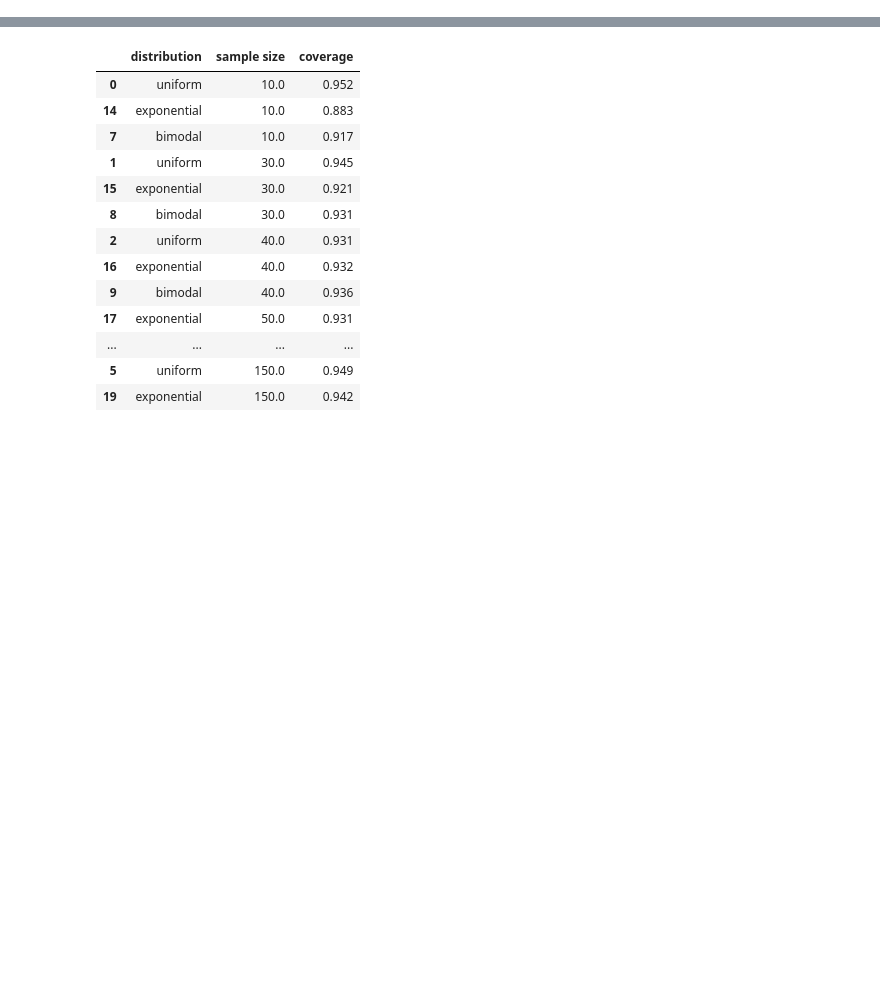
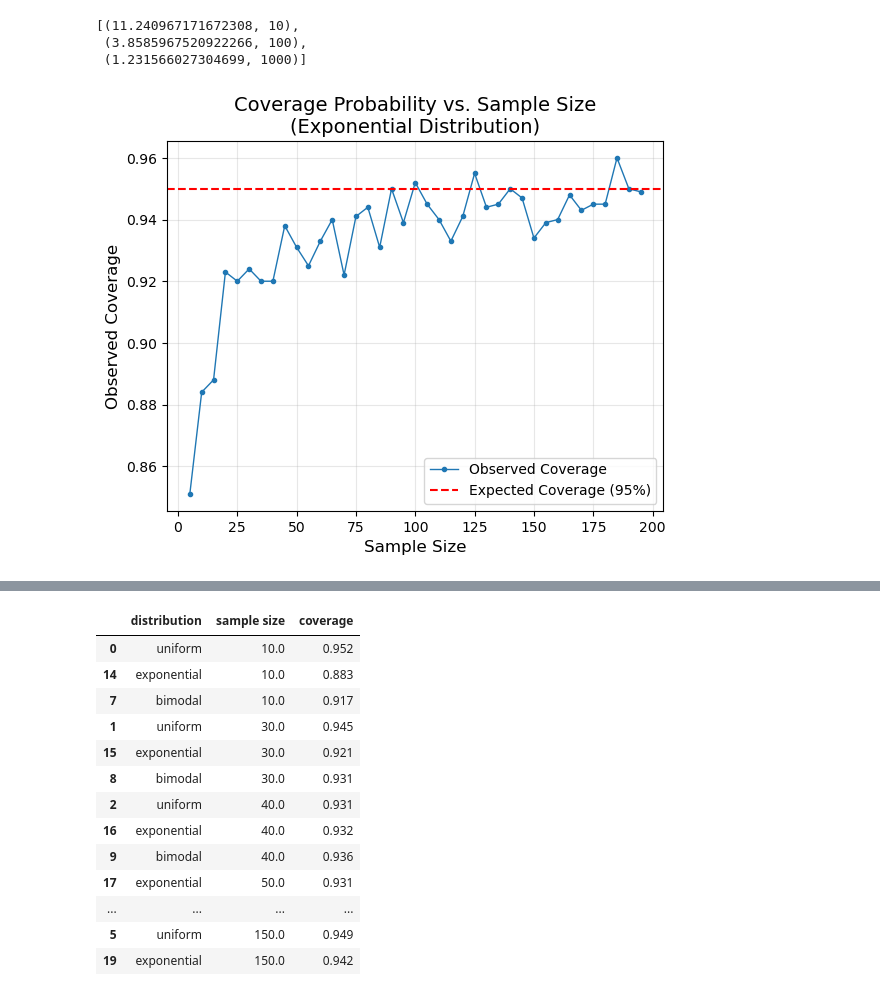
Before and after one commit to Hamzah-A98/Hamzah-A98.github.io, a Jupyter notebook: clt_stuff.ipynb, the cells around one changed output, grey strips where cells are left out. Cells and saved outputs as stored; diff of their text form; code cells hidden in the pictures; blank space fills up the shorter version.

```diff
--- a/clt_stuff.ipynb
+++ b/clt_stuff.ipynb
@@ -169,0 +401,39 @@ for dist, expected_val, name in zip(Distribution, expected_values, names):
+# %%
+width_boot
+# %% [output]
+[(11.240967171672308, 10),
+ (3.8585967520922266, 100),
+ (1.231566027304699, 1000)]
+# %%
+sample_sizes = list(range(5, 200, 5))
+
+coverages = []
+iterations = 1000
+for size in sample_sizes:
+    coverage = 0.0
+    tvalue = t_value(size, 0.95)
+    for j in range(iterations):
+        sample = np.random.exponential(scale=1, size=size)
+        mean = np.mean(sample)
+        std = np.std(sample)
+        lower_bound = mean - tvalue*(std/np.sqrt(size))
+        upper_bound = mean + tvalue*std/np.sqrt((size))
+        if 1 > lower_bound and 1 < upper_bound:
+            coverage += 1
+    coverage_prob = coverage/iterations
+    coverages.append(coverage_prob)
+
+plt.plot(sample_sizes, coverages,  marker='o', markersize=3, linewidth=1, label="Observed Coverage")
+
+# Add labels and title
+plt.xlabel("Sample Size", fontsize=12)
+plt.ylabel("Observed Coverage", fontsize=12)
+plt.title("Coverage Probability vs. Sample Size\n(Exponential Distribution)", fontsize=14)
+plt.axhline(y=0.95, color='r', linestyle='--', label="Expected Coverage (95%)")
+plt.legend(fontsize=10)
+plt.grid(alpha=0.3)
+plt.savefig('exp_coverage.png')
+# Show the plot
+plt.show()
+# %% [output]
+[figure, added]
```
Also changed, not shown: parts of 28 cells of this notebook, 5 other files.
